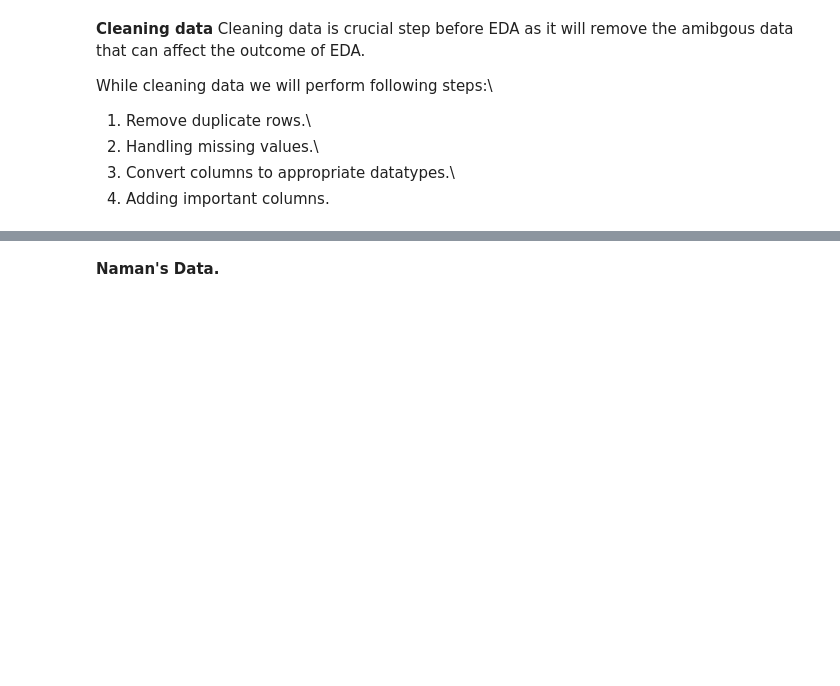
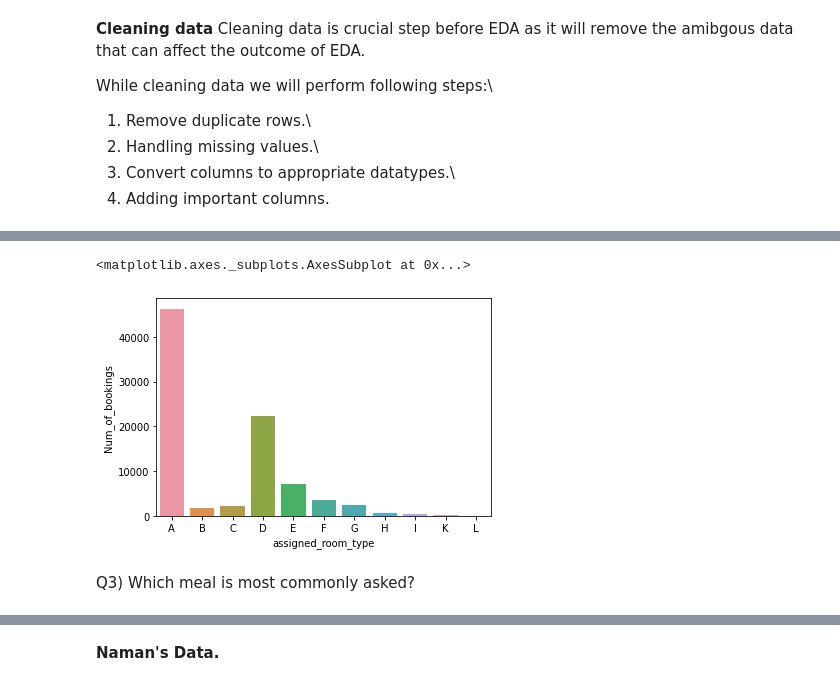
Before and after one commit to Naman2827/hotel-booking-analysis, a Jupyter notebook: Hotel_Booking_Analysis_Capstone_Project.ipynb, the cells around one changed output, grey strips where cells are left out. Saved outputs shown, nothing was run; the diff lists cells and outputs as text; code cells hidden in the pictures; blank space fills up the shorter version.

```diff
--- a/Hotel_Booking_Analysis_Capstone_Project.ipynb
+++ b/Hotel_Booking_Analysis_Capstone_Project.ipynb
@@ -91,0 +186,11 @@ While cleaning data we will perform following steps:\
+# %%
+grp_by_room = df1.groupby('assigned_room_type')
+d1 = pd.DataFrame(grp_by_room['adr'].agg(np.mean)).rename(columns = {'adr':'avg_adr'})
+d1['Num_of_bookings'] = grp_by_room.size()
+
+sns.barplot(x = d1.index, y = d1['Num_of_bookings'])
+# %% [output]
+<matplotlib.axes._subplots.AxesSubplot at 0x...>
+[figure, added]
+# %% [markdown]
+Q3) Which meal is most commonly asked?
```
Also changed, not shown: parts of 26 cells of this notebook.
